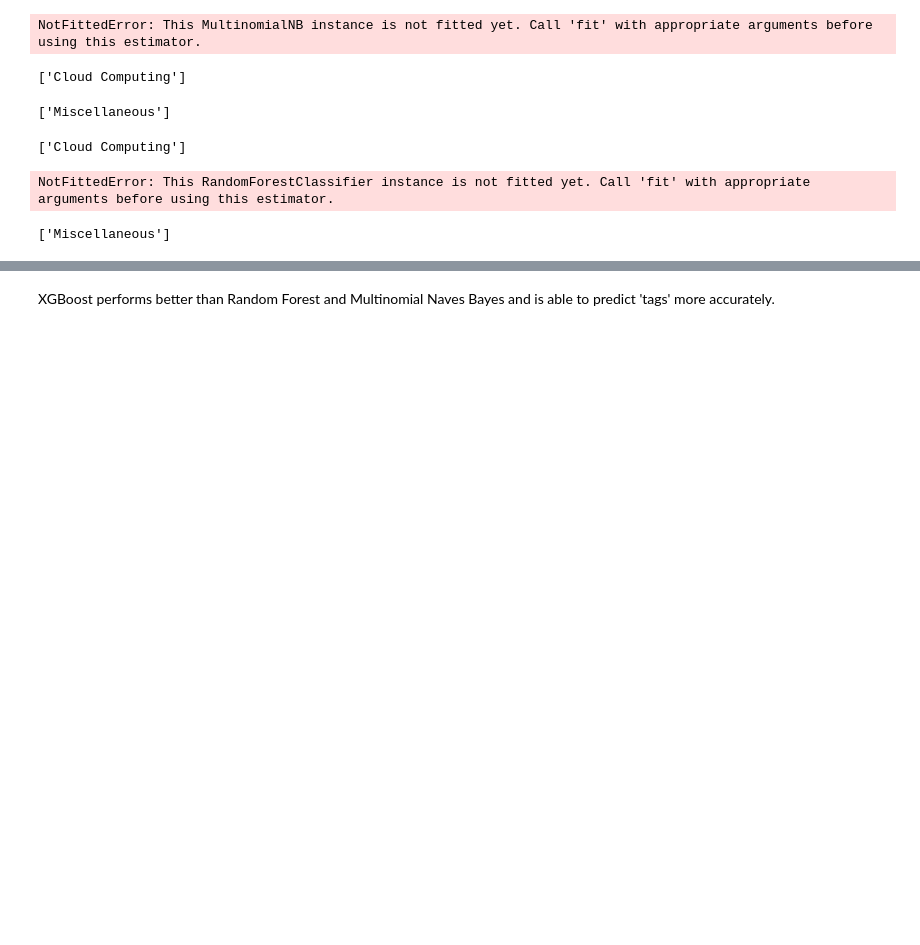
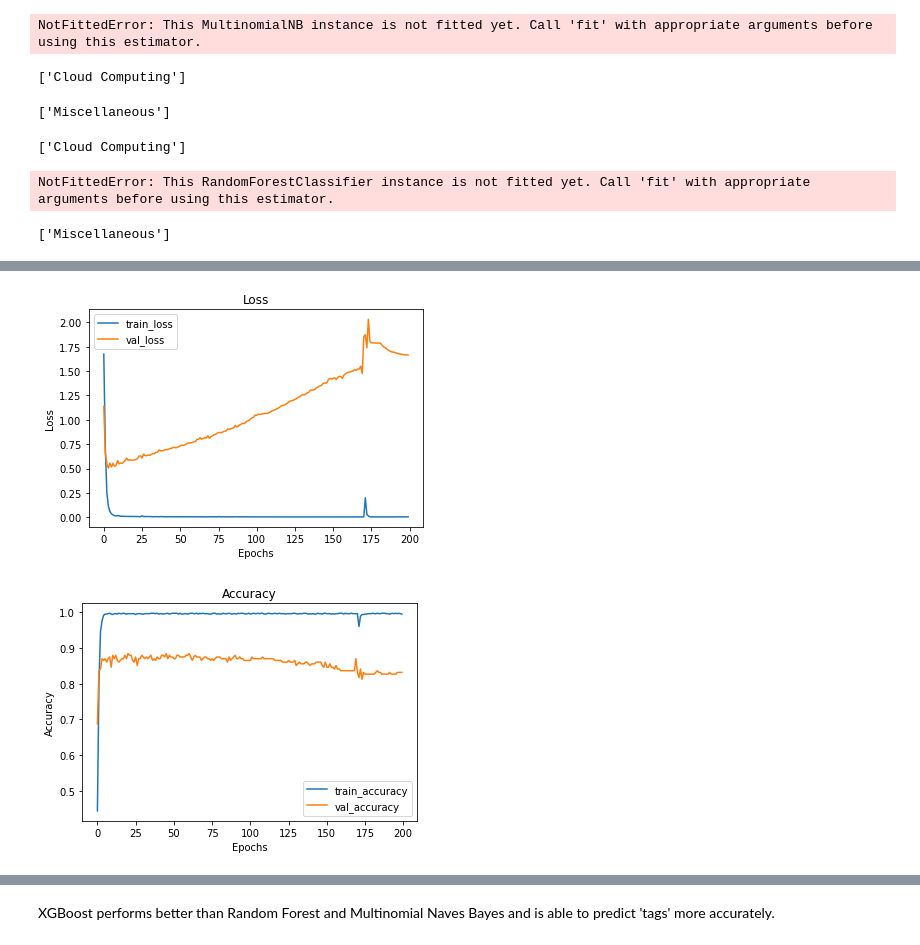
Before and after one commit to FREDRICKKYEKI/Moringa-AI-Chatbot, a Jupyter notebook: chunk_Dennis/Final Modeling.ipynb, the cells around one changed output, grey strips where cells are left out. Saved outputs shown, nothing was run; the diff lists cells and outputs as text; code cells hidden in the pictures; blank space fills up the shorter version.

```diff
--- a/chunk_Dennis/Final Modeling.ipynb
+++ b/chunk_Dennis/Final Modeling.ipynb
@@ -797,0 +819,7 @@ print(pred)
+# %%
+# inspect the keys (should be tag, questions, responses)
+intent_list_keys = []
+for intent in intents:
+    intent_list_keys += list(intent.keys())
+
+set(intent_list_keys)
@@ -797,0 +828,11 @@ print(pred)
+# %%
+# convert the key 'answers to responses'
+intent_list_keys = []
+
+for intent in intents:
+    if "answers" in intent:
+        intent["responses"] = intent.pop("answers")
+    intent_list_keys.extend(intent.keys())
+
+print(set(intent_list_keys))
+print(f"There are {len(intents)} intents in the intent list.")
@@ -797,0 +1028,6 @@ print(pred)
+# %%
+QnA_training, QnA_words, classes = preprocess_intent_list(intents, qna=True)
+
+# Separate the features (X) and labels (Y) for each set
+QnA_trainX = QnA_training[:, :len(QnA_words)]
+QnA_trainY = QnA_training[:, len(QnA_words):]
@@ -797,0 +1038,15 @@ print(pred)
+# %%
+# input_dim is the number of features in your input data
+input_dim = len(QnA_words)
+
+# Create a Sequential model - same as the base model
+model_2 = Sequential()
+model_2.add(Dense(128, input_dim=input_dim, activation='relu'))
+model_2.add(Dense(64, activation='relu'))
+model_2.add(Dense(len(classes), activation='softmax'))
+
+# Compile the model
+model_2.compile(loss='categorical_crossentropy', optimizer='adam', metrics=['accuracy'])
+
+# train the model
+model_2_results = model_2.fit(QnA_trainX, QnA_trainY, epochs=200, batch_size=5, verbose=1, validation_split=0.2)
@@ -797,0 +1071,6 @@ print(pred)
+# %%
+# visualize training results
+visualize_training_results(model_2_results)
+# %% [output]
+[figure, added]
+[figure, added]
```
Also changed, not shown: parts of 47 cells of this notebook, 4 other files.
